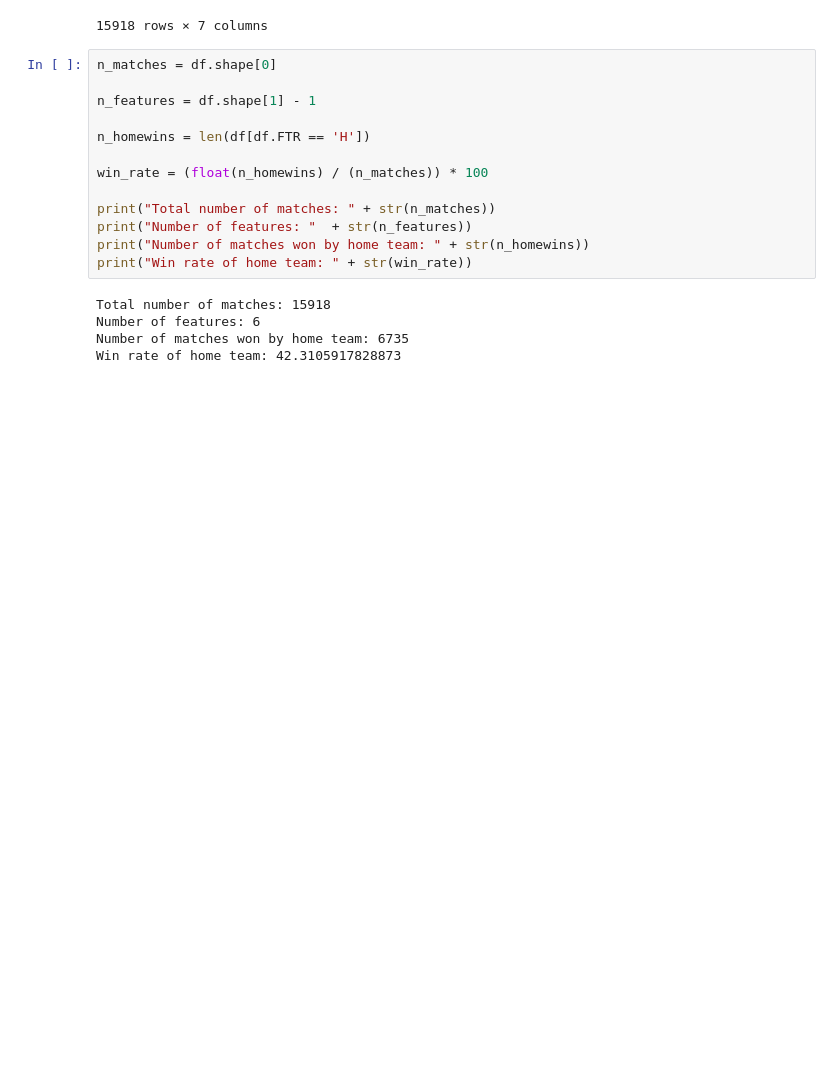
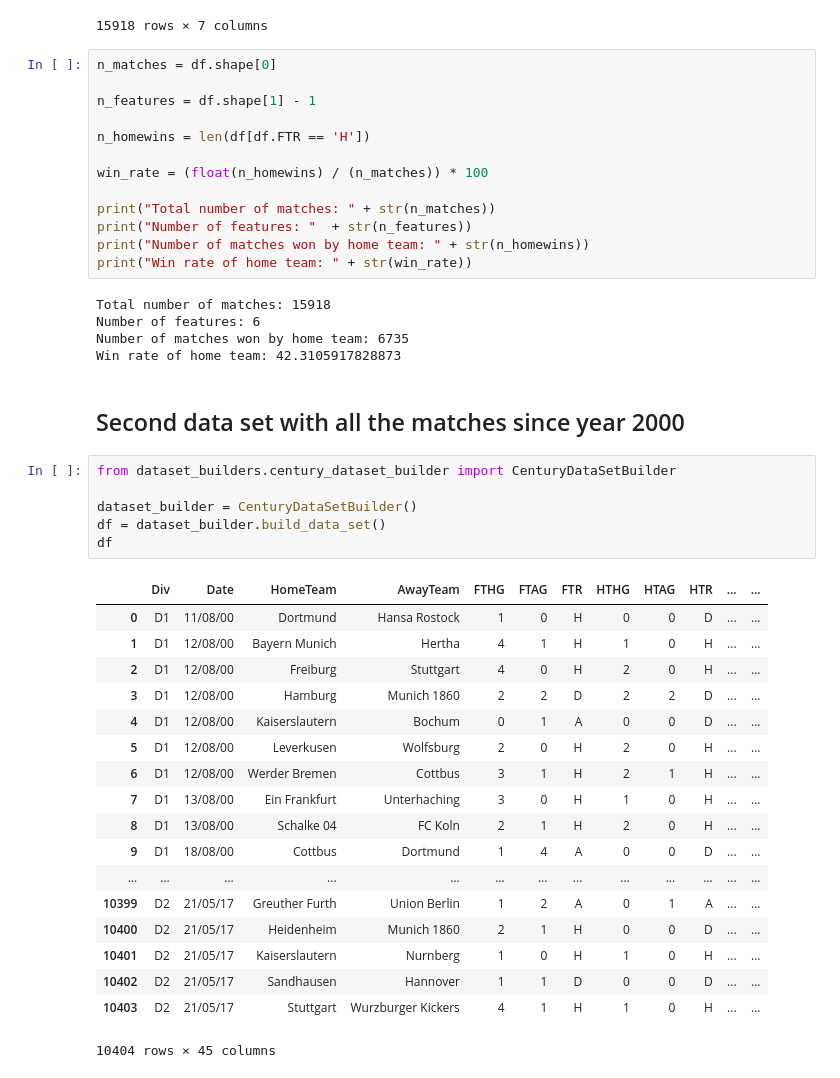
Before and after one commit to BadeaTayea/ml-projects-beginners-solutions, a Jupyter notebook: 2. Play Money Ball/notebook.ipynb, the cells around one changed output. Cells and saved outputs as stored; diff of their text form; blank space fills up the shorter version.

Commit message:
added CenturyDatasetBuilder

```diff
--- a/2. Play Money Ball/notebook.ipynb
+++ b/2. Play Money Ball/notebook.ipynb
@@ -91,3 +93,30 @@ Total number of matches: 15918
 Number of features: 6
 Number of matches won by home team: 6735
 Win rate of home team: 42.3105917828873
+# %% [markdown]
+## Second data set with all the matches since year 2000
+# %%
+from dataset_builders.century_dataset_builder import CenturyDataSetBuilder
+
+dataset_builder = CenturyDataSetBuilder()
+df = dataset_builder.build_data_set()
+df
+# %% [output]
+|  | Div | Date | HomeTeam | AwayTeam | FTHG | FTAG | FTR | HTHG | HTAG | HTR | ... | ... |
+| 0 | D1 | 11/08/00 | Dortmund | Hansa Rostock | 1 | 0 | H | 0 | 0 | D | ... | ... |
+| 1 | D1 | 12/08/00 | Bayern Munich | Hertha | 4 | 1 | H | 1 | 0 | H | ... | ... |
+| 2 | D1 | 12/08/00 | Freiburg | Stuttgart | 4 | 0 | H | 2 | 0 | H | ... | ... |
+| 3 | D1 | 12/08/00 | Hamburg | Munich 1860 | 2 | 2 | D | 2 | 2 | D | ... | ... |
+| 4 | D1 | 12/08/00 | Kaiserslautern | Bochum | 0 | 1 | A | 0 | 0 | D | ... | ... |
+| 5 | D1 | 12/08/00 | Leverkusen | Wolfsburg | 2 | 0 | H | 2 | 0 | H | ... | ... |
+| 6 | D1 | 12/08/00 | Werder Bremen | Cottbus | 3 | 1 | H | 2 | 1 | H | ... | ... |
+| 7 | D1 | 13/08/00 | Ein Frankfurt | Unterhaching | 3 | 0 | H | 1 | 0 | H | ... | ... |
+| 8 | D1 | 13/08/00 | Schalke 04 | FC Koln | 2 | 1 | H | 2 | 0 | H | ... | ... |
+| 9 | D1 | 18/08/00 | Cottbus | Dortmund | 1 | 4 | A | 0 | 0 | D | ... | ... |
+| ... | ... | ... | ... | ... | ... | ... | ... | ... | ... | ... | ... | ... |
+| 10399 | D2 | 21/05/17 | Greuther Furth | Union Berlin | 1 | 2 | A | 0 | 1 | A | ... | ... |
+| 10400 | D2 | 21/05/17 | Heidenheim | Munich 1860 | 2 | 1 | H | 0 | 0 | D | ... | ... |
+| 10401 | D2 | 21/05/17 | Kaiserslautern | Nurnberg | 1 | 0 | H | 1 | 0 | H | ... | ... |
+| 10402 | D2 | 21/05/17 | Sandhausen | Hannover | 1 | 1 | D | 0 | 0 | D | ... | ... |
+| 10403 | D2 | 21/05/17 | Stuttgart | Wurzburger Kickers | 4 | 1 | H | 1 | 0 | H | ... | ... |
+10404 rows × 45 columns
```
Also changed, not shown: parts of 2 cells of this notebook, 2 other files.
